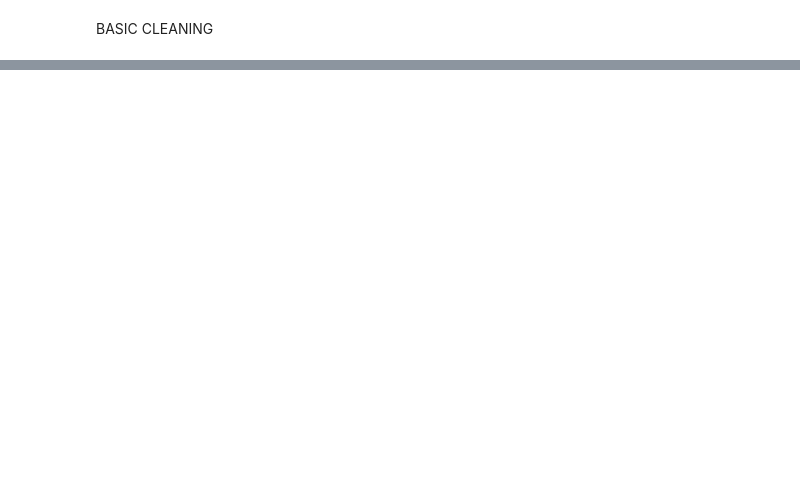
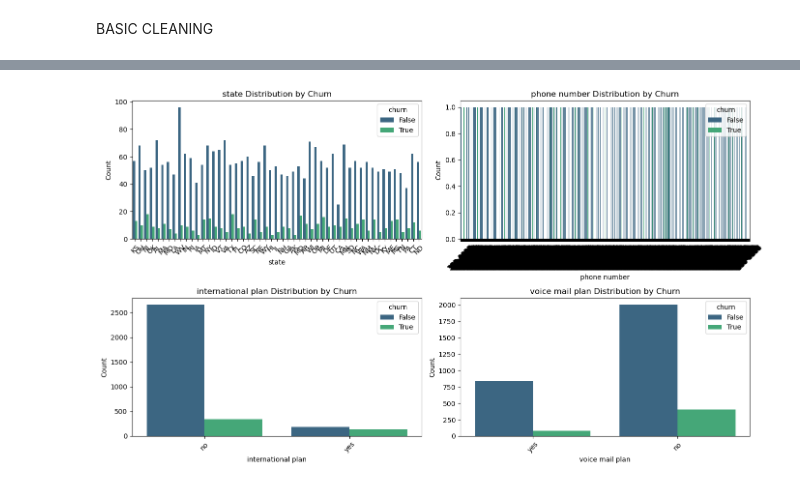
Before and after one commit to Wangui10/syria-tel-churn, a Jupyter notebook: classification_notebook.ipynb, the cells around one changed output, grey strips where cells are left out. Cells and saved outputs as stored; diff of their text form; code cells hidden in the pictures; blank space fills up the shorter version.

Commit message:
Completed EDA with visualizations for categorical and numerical features

```diff
--- a/classification_notebook.ipynb
+++ b/classification_notebook.ipynb
@@ -143,0 +236,29 @@ BASIC CLEANING
+# %%
+#Categorical feature distributions by churn status
+
+categorical_cols_for_eda = [col for col in df.columns if df[col].dtype == 'object']
+
+if df['churn'].dtype != 'object':
+    df['churn'] = df['churn'].astype(str)
+
+n_cols = 2
+n_rows = math.ceil(len(categorical_cols_for_eda) / n_cols)
+
+fig, axes = plt.subplots(n_rows, n_cols, figsize=(14, n_rows * 4))
+axes = axes.flatten()
+
+for i, col in enumerate(categorical_cols_for_eda):
+    sns.countplot(data=df, x=col, hue='churn', ax=axes[i], palette='viridis')
+    axes[i].set_title(f'{col} Distribution by Churn')
+    axes[i].set_xlabel(col)
+    axes[i].set_ylabel('Count')
+    axes[i].tick_params(axis='x', rotation=45)
+
+
+for j in range(i + 1, len(axes)):
+    fig.delaxes(axes[j])
+
+plt.tight_layout()
+plt.show()
+# %% [output]
+[figure, added]
```
Also changed, not shown: parts of 14 cells of this notebook.
